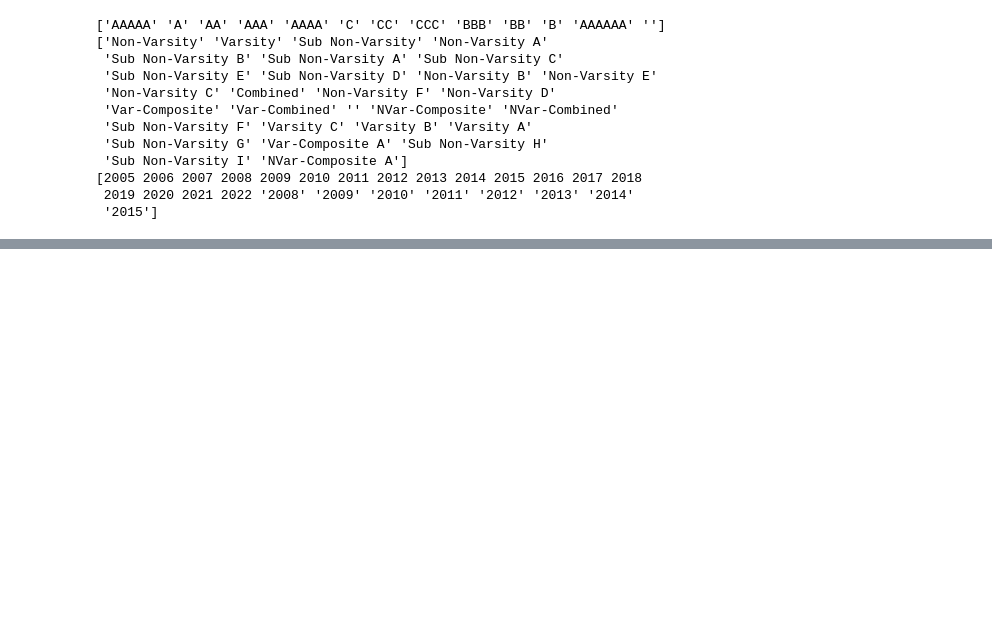
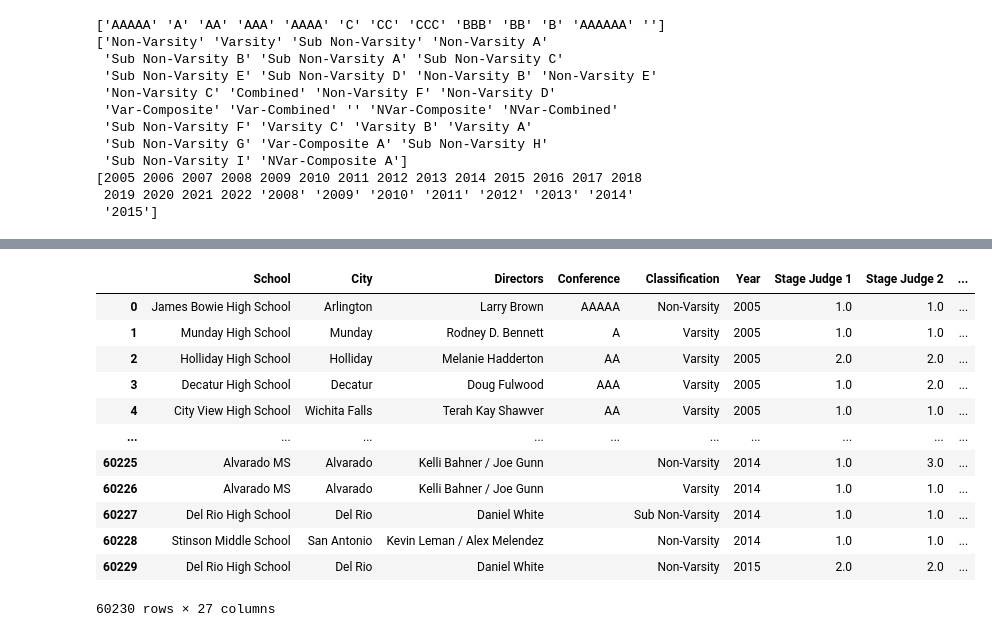
Before and after one commit to macdkw89/uil_results, a Jupyter notebook: cleaner.ipynb, the cells around one changed output, grey strips where cells are left out. Drawn from its saved outputs; the diff is of its cells as text; code cells hidden in the pictures; blank space fills up the shorter version.

Commit message:
cleaned judges data

```diff
--- a/cleaner.ipynb
+++ b/cleaner.ipynb
@@ -265,0 +286,22 @@ print(df_clean['Year'].unique())
+# %%
+# for each column, remove all text after ' - '
+for i in judge_name_columns:
+    df_clean[i] = df_clean[i].str.split(' - ', expand=True)[0]
+    # trim whitespace
+    df_clean[i] = df_clean[i].str.strip()
+
+df_clean
+# %% [output]
+|  | School | City | Directors | Conference | Classification | Year | Stage Judge 1 | Stage Judge 2 | ... |
+| 0 | James Bowie High School | Arlington | Larry Brown | AAAAA | Non-Varsity | 2005 | 1.0 | 1.0 | ... |
+| 1 | Munday High School | Munday | Rodney D. Bennett | A | Varsity | 2005 | 1.0 | 1.0 | ... |
+| 2 | Holliday High School | Holliday | Melanie Hadderton | AA | Varsity | 2005 | 2.0 | 2.0 | ... |
+| 3 | Decatur High School | Decatur | Doug Fulwood | AAA | Varsity | 2005 | 1.0 | 2.0 | ... |
+| 4 | City View High School | Wichita Falls | Terah Kay Shawver | AA | Varsity | 2005 | 1.0 | 1.0 | ... |
+| ... | ... | ... | ... | ... | ... | ... | ... | ... | ... |
+| 60225 | Alvarado MS | Alvarado | Kelli Bahner / Joe Gunn |  | Non-Varsity | 2014 | 1.0 | 3.0 | ... |
+| 60226 | Alvarado MS | Alvarado | Kelli Bahner / Joe Gunn |  | Varsity | 2014 | 1.0 | 1.0 | ... |
+| 60227 | Del Rio High School | Del Rio | Daniel White |  | Sub Non-Varsity | 2014 | 1.0 | 1.0 | ... |
+| 60228 | Stinson Middle School | San Antonio | Kevin Leman / Alex Melendez |  | Non-Varsity | 2014 | 1.0 | 1.0 | ... |
+| 60229 | Del Rio High School | Del Rio | Daniel White |  | Non-Varsity | 2015 | 2.0 | 2.0 | ... |
+60230 rows × 27 columns
```
Also changed, not shown: parts of 3 cells of this notebook, 7 other files.
